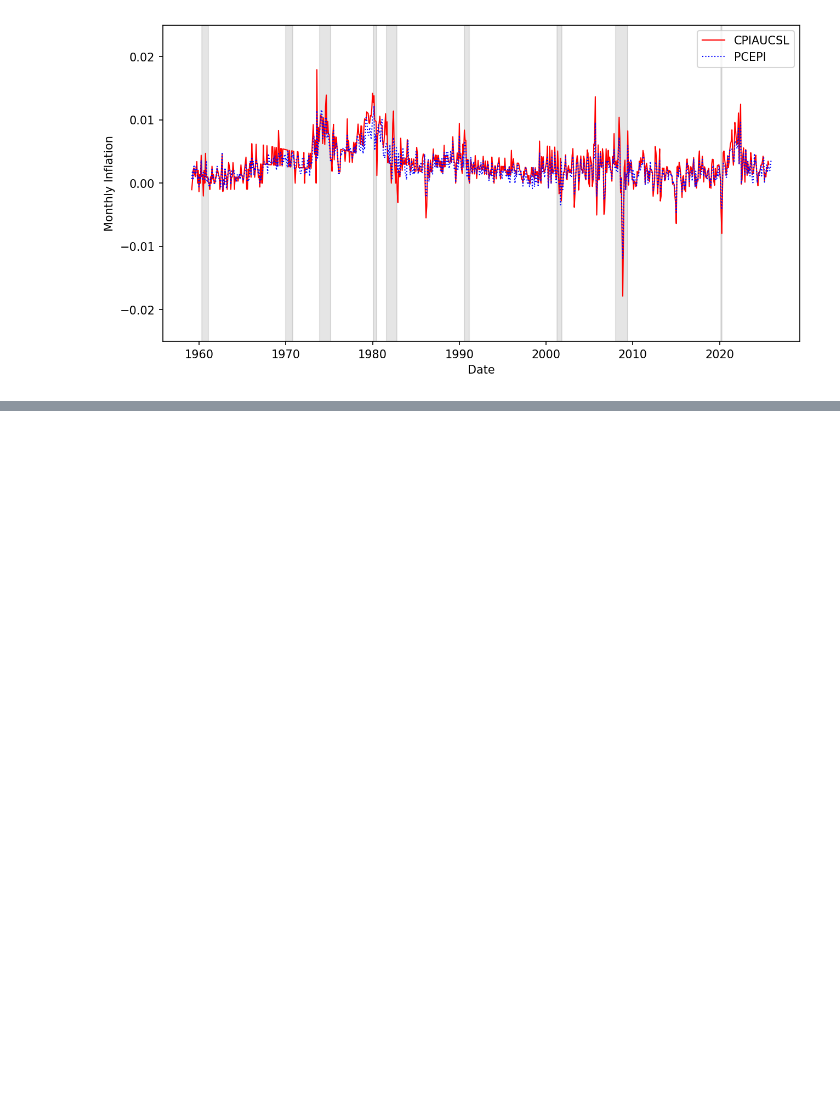
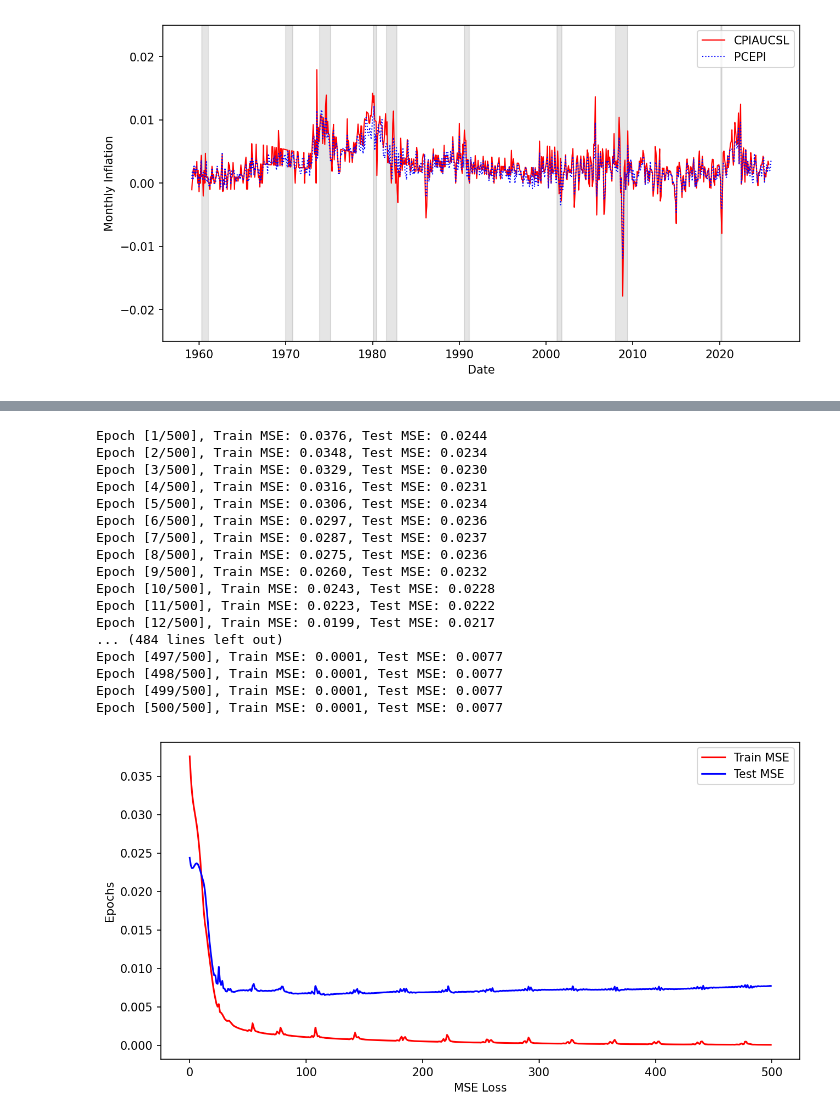
Before and after one commit to martinyuhaohuo/d200_project, a Jupyter notebook: scripts/EDA.ipynb, the cells around one changed output, grey strips where cells are left out. Cells and saved outputs as stored; diff of their text form; code cells hidden in the pictures; blank space fills up the shorter version.

```diff
--- a/scripts/EDA.ipynb
+++ b/scripts/EDA.ipynb
@@ -106,0 +211,53 @@ visualize_series(temp_complete, ["CPIAUCSL_12L", "CPIAUCSL", "CPIAUCSL_12H"], "S
+# %%
+X_train = torch.tensor(x_train.values, dtype=torch.float32)
+Y_train = torch.tensor(y_train.values, dtype=torch.float32)
+X_test = torch.tensor(x_test.values, dtype=torch.float32)
+Y_test = torch.tensor(y_test.values, dtype=torch.float32)
+# %%
+class WindowData(Dataset):
+
+    def __init__(self, X, Y, window):
+
+        self.X = X
+        self.Y = Y
+        self.window = window
+
+    def __len__(self):
+
+        return len(self.X) - self.window
+
+    def __getitem__(self, idx):
+
+        X_seq = self.X[idx:idx+self.window]
+        Y_target = self.Y[idx+self.window]
+
+        return X_seq, Y_target
+
+window_size = 48
+
+train_dataset = WindowData(X_train, Y_train, window_size)
+test_dataset = WindowData(X_test, Y_test, window_size)
+train_loader = DataLoader(train_dataset, batch_size=128, shuffle=False)
+test_loader = DataLoader(test_dataset, batch_size=128, shuffle=False)
+# %%
+train_loss_list, test_loss_list = MLP_training(RNN, train_loader, test_loader, 500, 0.001)
+visualize_loss(train_loss_list, test_loss_list)
+# %% [output]
+Epoch [1/500], Train MSE: 0.0376, Test MSE: 0.0244
+Epoch [2/500], Train MSE: 0.0348, Test MSE: 0.0234
+Epoch [3/500], Train MSE: 0.0329, Test MSE: 0.0230
+Epoch [4/500], Train MSE: 0.0316, Test MSE: 0.0231
+Epoch [5/500], Train MSE: 0.0306, Test MSE: 0.0234
+Epoch [6/500], Train MSE: 0.0297, Test MSE: 0.0236
+Epoch [7/500], Train MSE: 0.0287, Test MSE: 0.0237
+Epoch [8/500], Train MSE: 0.0275, Test MSE: 0.0236
+Epoch [9/500], Train MSE: 0.0260, Test MSE: 0.0232
+Epoch [10/500], Train MSE: 0.0243, Test MSE: 0.0228
+Epoch [11/500], Train MSE: 0.0223, Test MSE: 0.0222
+Epoch [12/500], Train MSE: 0.0199, Test MSE: 0.0217
+... (484 lines left out)
+Epoch [497/500], Train MSE: 0.0001, Test MSE: 0.0077
+Epoch [498/500], Train MSE: 0.0001, Test MSE: 0.0077
+Epoch [499/500], Train MSE: 0.0001, Test MSE: 0.0077
+Epoch [500/500], Train MSE: 0.0001, Test MSE: 0.0077
+[figure, added]
```
Also changed, not shown: parts of 18 cells of this notebook, 5 other files.
